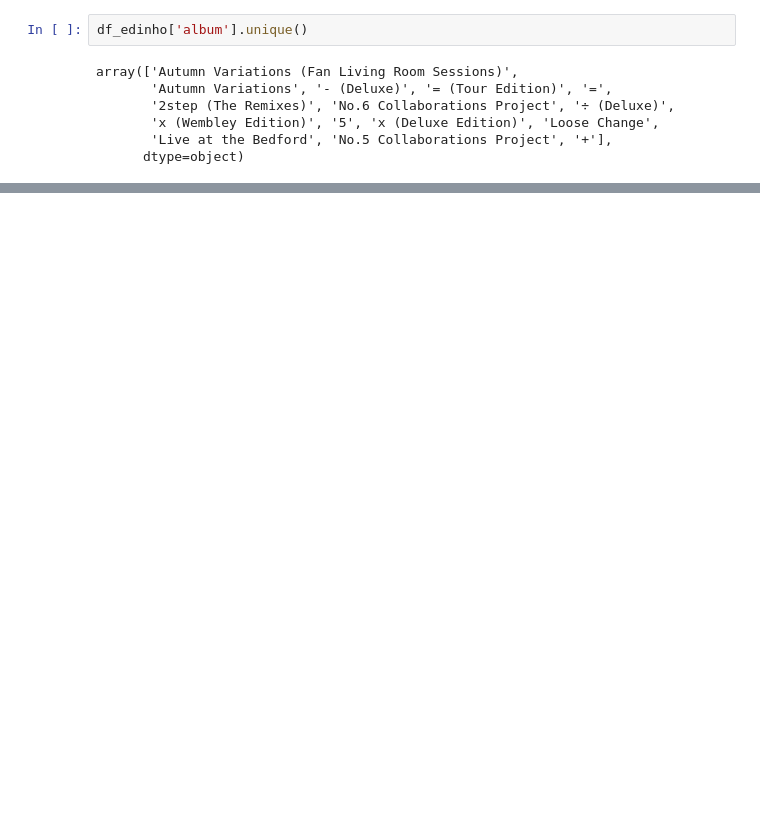
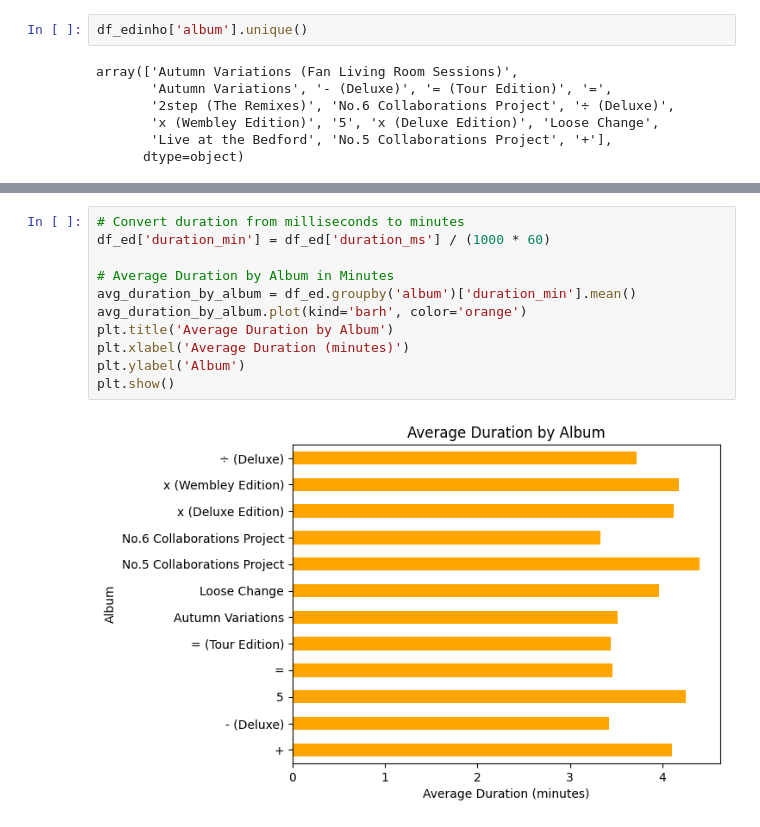
Before and after one commit to luiz-prado/analises_exploratorias, a Jupyter notebook: musicas_spotify/notebooks/eda_sheeran.ipynb, the cells around one changed output, grey strips where cells are left out. Saved outputs shown, nothing was run; the diff lists cells and outputs as text; blank space fills up the shorter version.

```diff
--- a/musicas_spotify/notebooks/eda_sheeran.ipynb
+++ b/musicas_spotify/notebooks/eda_sheeran.ipynb
@@ -108,0 +194,13 @@ array(['Autumn Variations', '- (Deluxe)', '= (Tour Edition)', '=',
+# %%
+# Convert duration from milliseconds to minutes
+df_ed['duration_min'] = df_ed['duration_ms'] / (1000 * 60)
+
+# Average Duration by Album in Minutes
+avg_duration_by_album = df_ed.groupby('album')['duration_min'].mean()
+avg_duration_by_album.plot(kind='barh', color='orange')
+plt.title('Average Duration by Album')
+plt.xlabel('Average Duration (minutes)')
+plt.ylabel('Album')
+plt.show()
+# %% [output]
+[figure, added]
```
Also changed, not shown: parts of 11 cells of this notebook, 1 other file.
